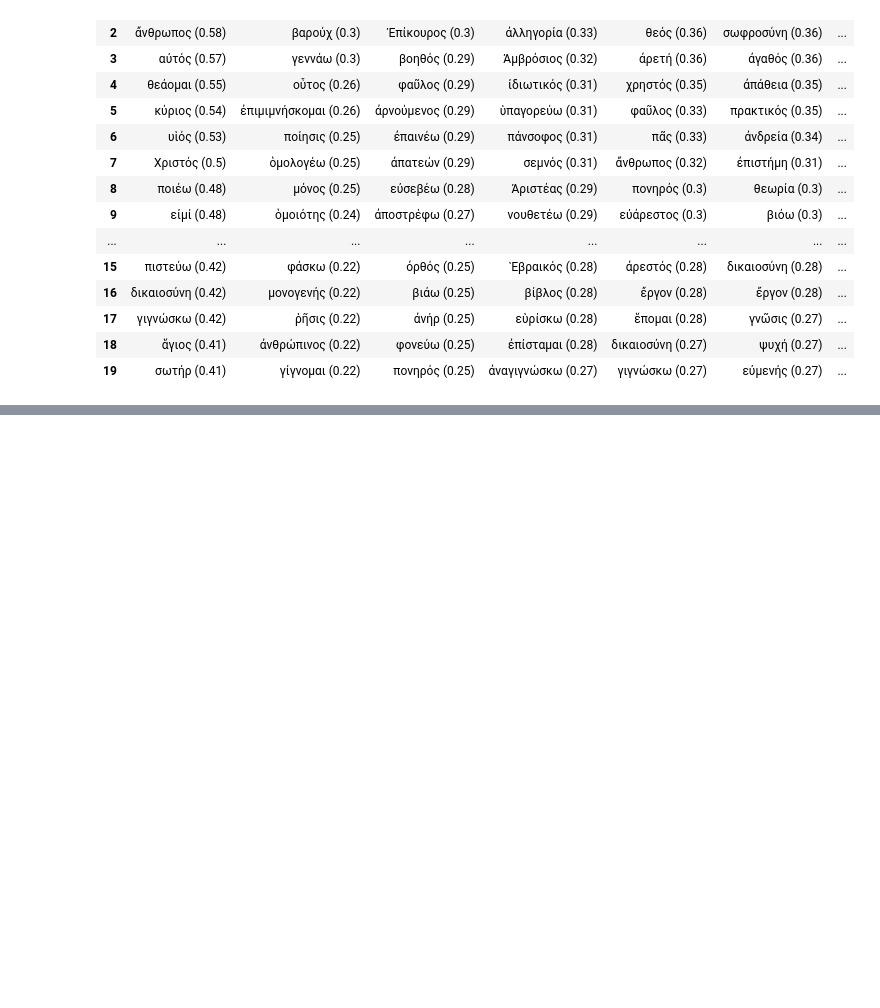
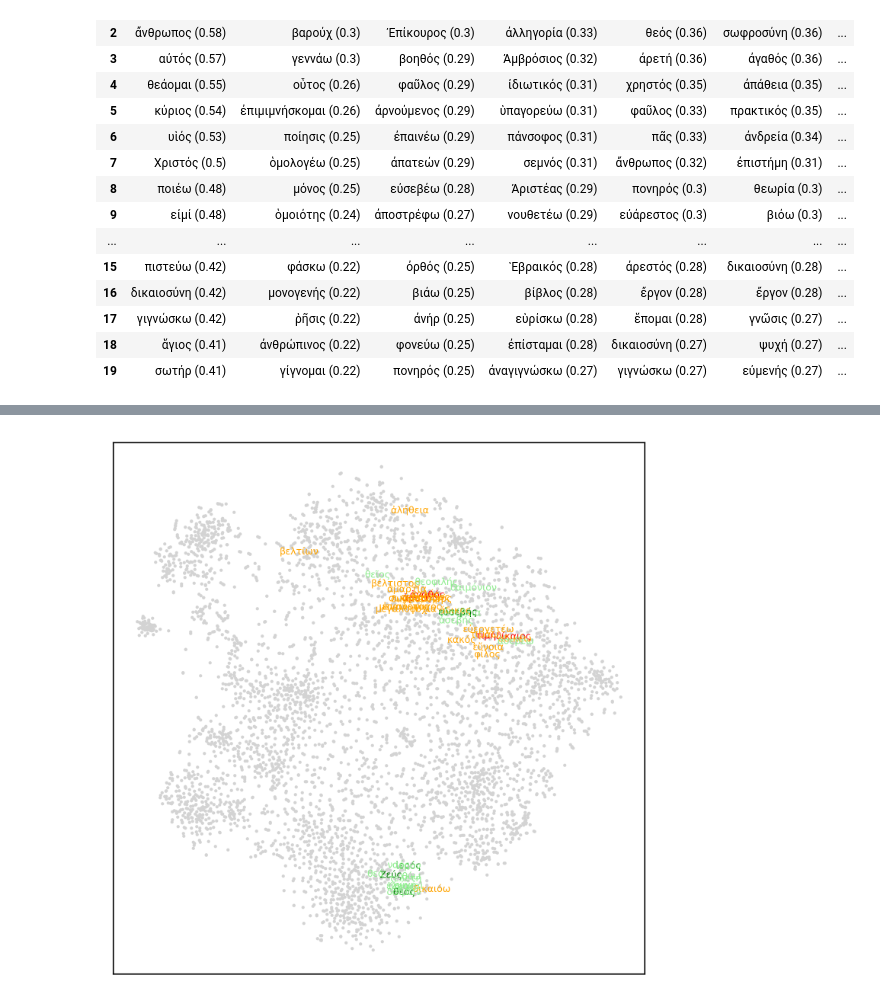
Before and after one commit to kasev/theos, a Jupyter notebook: scripts/4_embedding-analyses.ipynb, the cells around one changed output, grey strips where cells are left out. Drawn from its saved outputs; the diff is of its cells as text; code cells hidden in the pictures; blank space fills up the shorter version.

```diff
--- a/scripts/4_embedding-analyses.ipynb
+++ b/scripts/4_embedding-analyses.ipynb
@@ -416,0 +396,2 @@ for worda in enumerate(religion_final):
+# %%
+keys=religion_final
@@ -416,0 +464,22 @@ for worda in enumerate(religion_final):
+# %%
+sub = "classical"
+fig, ax = plt.subplots(figsize=(5, 5), dpi=300, tight_layout=True)
+
+keyed_vectors = vectors_seed1_dict[sub]
+
+xs, ys, words = get_tsne_coors(keyed_vectors, keys=None, perplexity=30)
+
+special_words = religion_final + morality_final + morality_extension
+# all words as dots if not in lists
+dots_idx = [word[0] for word in enumerate(words) if word[1] not in special_words]
+ax.scatter(xs[dots_idx], ys[dots_idx], s=1, color="lightgrey", zorder=1)
+
+draw_special_words(religion_final, "green")
+draw_special_words(morality_final, "red")
+draw_special_words(morality_extension, "orange")
+draw_special_words(religion_extension, "lightgreen")
+
+ax.axes.get_xaxis().set_visible(False)
+ax.axes.get_yaxis().set_visible(False)
+# %% [output]
+[figure, added]
```
Also changed, not shown: parts of 26 cells of this notebook.
